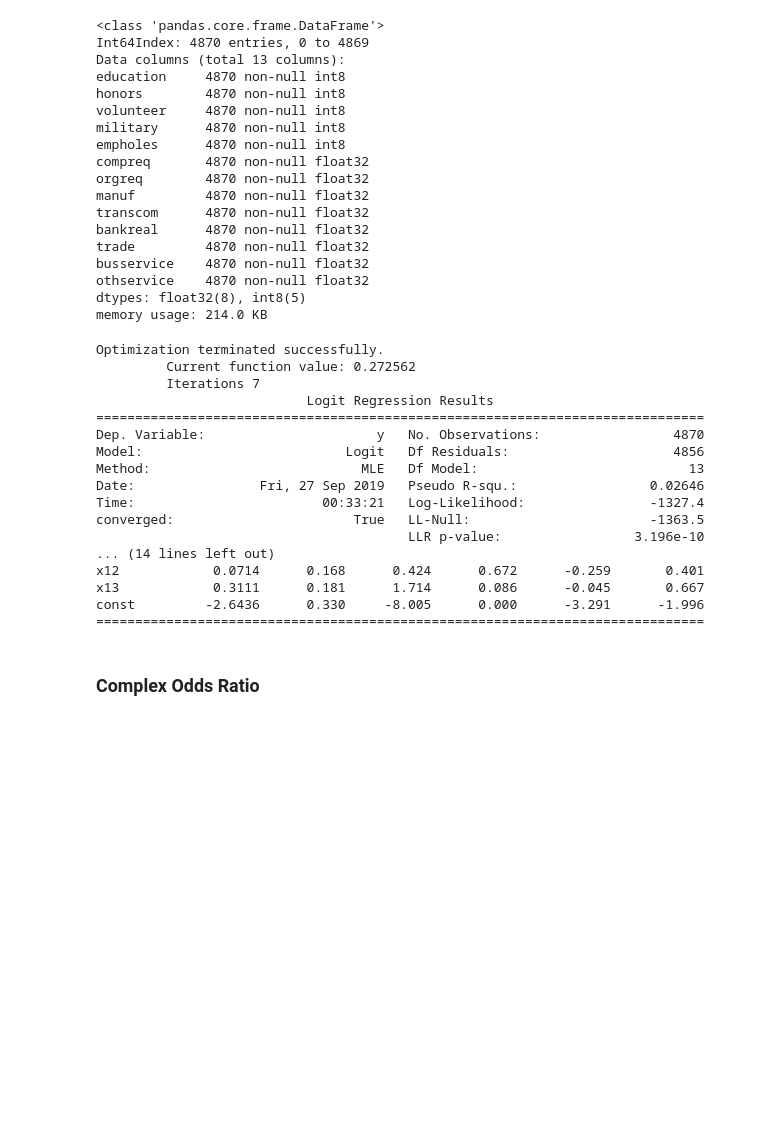
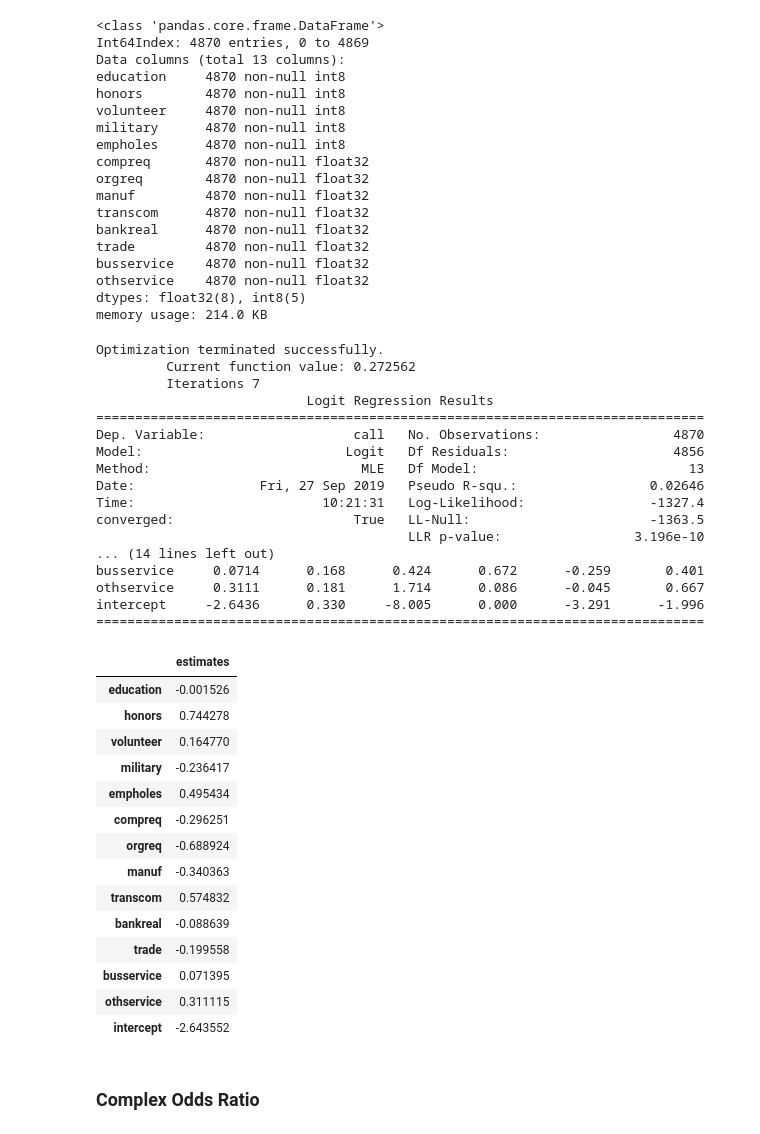
Before and after one commit to pmleffers/ExploratoryToolbox, a Jupyter notebook: Stats.ipynb, the cells around one changed output. Saved outputs shown, nothing was run; the diff lists cells and outputs as text; code cells hidden in the pictures; blank space fills up the shorter version.

```diff
--- a/Stats.ipynb
+++ b/Stats.ipynb
@@ -513,6 +522,7 @@ linear_regression(bos.PTRATIO, bos.PRICE)
 data = pd.io.stata.read_stata('EDA_racial_discrimination/data/us_job_market_discrimination.dta')
 # %%
 x_cols=['education','honors','volunteer','military','empholes','compreq','orgreq','manuf','transcom','bankreal','trade','busservice','othservice']
+y_col=['call']
 # %%
 data[x_cols].head()
 # %% [output]
@@ -545,14 +555,19 @@ dtypes: float32(8), int8(5)
 memory usage: 214.0 KB
 # %%
 def logistic_regression(df,x_cols,y_col):
-    y=df[y_col].values
-    X=df[x_cols].copy()
+    '''
+    Performs logistic regression passing in a Pandas
+    DataFrame and returns coefficients.
+    '''
+    y=df[y_col]
+    X=df[x_cols]
     X['intercept']=1
-    X=X.values
     est = sm.Logit(y, X)
     result = est.fit()
     print(result.summary())
-    return result
+    df_coef=pd.DataFrame(result.params)
+    df_coef.columns=['estimates']
+    return df_coef
 # %%
 results=logistic_regression(data,x_cols,y_col)
 # %% [output]
@@ -561,18 +576,36 @@ Optimization terminated successfully.
          Iterations 7
                            Logit Regression Results
 ==============================================================================
-Dep. Variable:                      y   No. Observations:                 4870
+Dep. Variable:                   call   No. Observations:                 4870
 Model:                          Logit   Df Residuals:                     4856
 Method:                           MLE   Df Model:                           13
 Date:                Fri, 27 Sep 2019   Pseudo R-squ.:                 0.02646
-Time:                        00:33:21   Log-Likelihood:                -1327.4
+Time:                        10:21:31   Log-Likelihood:                -1327.4
 converged:                       True   LL-Null:                       -1363.5
                                         LLR p-value:                 3.196e-10
 ... (14 lines left out)
-x12            0.0714      0.168      0.424      0.672      -0.259       0.401
-x13            0.3111      0.181      1.714      0.086      -0.045       0.667
-const         -2.6436      0.330     -8.005      0.000      -3.291      -1.996
+busservice     0.0714      0.168      0.424      0.672      -0.259       0.401
+othservice     0.3111      0.181      1.714      0.086      -0.045       0.667
+intercept     -2.6436      0.330     -8.005      0.000      -3.291      -1.996
 ==============================================================================
+# %%
+results
+# %% [output]
+|  | estimates |
+| education | -0.001526 |
+| honors | 0.744278 |
+| volunteer | 0.164770 |
+| military | -0.236417 |
+| empholes | 0.495434 |
+| compreq | -0.296251 |
+| orgreq | -0.688924 |
+| manuf | -0.340363 |
+| transcom | 0.574832 |
+| bankreal | -0.088639 |
+| trade | -0.199558 |
+| busservice | 0.071395 |
+| othservice | 0.311115 |
+| intercept | -2.643552 |
 # %% [markdown]
 ### Complex Odds Ratio
 # %%
```
Also changed, not shown: parts of 8 cells of this notebook.
